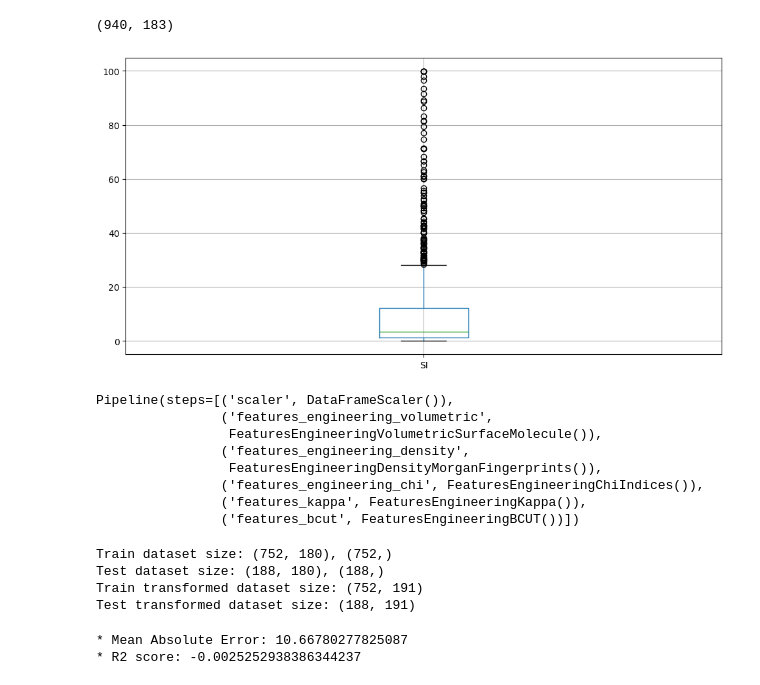
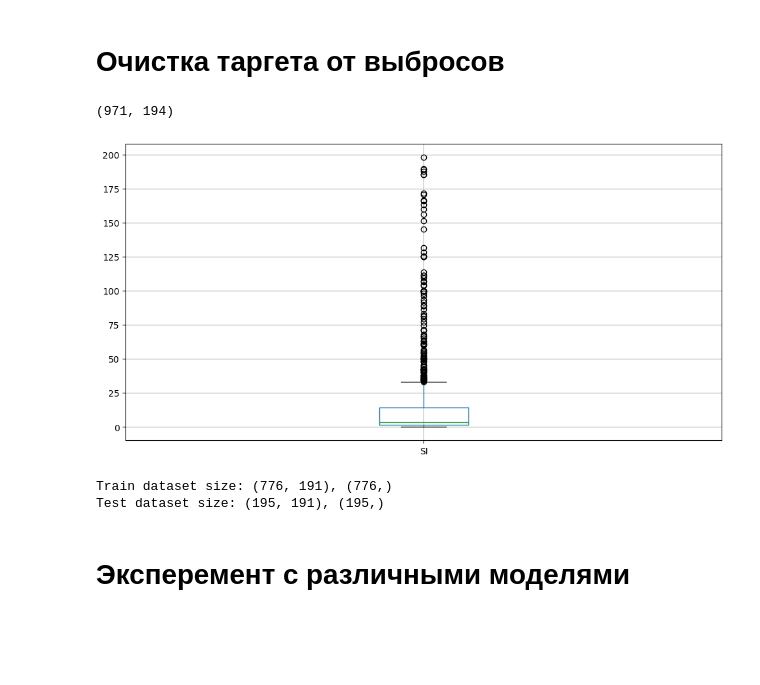
Before and after one commit to sevaTechoPark/mo-chemistry, a Jupyter notebook: regression_SI.ipynb, the cells around one changed output. Drawn from its saved outputs; the diff is of its cells as text; code cells hidden in the pictures; blank space fills up the shorter version.

```diff
--- a/regression_SI.ipynb
+++ b/regression_SI.ipynb
@@ -27,63 +31,26 @@ df.shape
+# %% [markdown]
+# Очистка таргета от выбросов
 # %%
-df = df[df['SI'] < 100]
+df = df[df['SI'] < 200]
 print(df.shape)
 df.boxplot(column=['SI'], figsize=(12, 6))
 plt.show()
 # %% [output]
-(940, 183)
+(971, 194)
-[figure, old version]
+[figure, new version]
 # %%
 X = df.drop(columns=['IC50, mM', 'CC50, mM', 'SI'])
-y1 = df['IC50, mM']
-y2 = df['CC50, mM']
-y3 = df['SI']
+y = df['SI']
 
-X_train_si, X_test_si, y_train_si, y_test_si = train_test_split(X_transformed, y3, test_size=0.2, random_state=42)
+X_train, X_test, y_train, y_test = train_test_split(X, y, test_size=0.2, random_state=42)
+
+print(f'Train dataset size: {X_train.shape}, {y_train.shape}')
+print(f'Test dataset size: {X_test.shape}, {y_test.shape}')
 # %% [output]
-Pipeline(steps=[('scaler', DataFrameScaler()),
-                ('features_engineering_volumetric',
-                 FeaturesEngineeringVolumetricSurfaceMolecule()),
-                ('features_engineering_density',
-                 FeaturesEngineeringDensityMorganFingerprints()),
-                ('features_engineering_chi', FeaturesEngineeringChiIndices()),
-                ('features_kappa', FeaturesEngineeringKappa()),
-                ('features_bcut', FeaturesEngineeringBCUT())])
+Train dataset size: (776, 191), (776,)
+Test dataset size: (195, 191), (195,)
-# %%
-X = df.drop(columns=['IC50, mM', 'CC50, mM', 'SI']).copy(deep=True)
-y = df['SI'].copy(deep=True)
-
-X_train, X_test, y_train, y_test = train_test_split(
-    X, y,
-    test_size=0.2,
-    random_state=42
-)
-
-print(f'Train dataset size: {X_train.shape}, {y_train.shape}')
-print(f'Test dataset size: {X_test.shape}, {y_test.shape}')
-
-X_train = preprocessing_pipeline.fit_transform(X_train, y_train)
-X_test = preprocessing_pipeline.transform(X_test)
-
-print(f'Train transformed dataset size: {X_train.shape}')
-print(f'Test transformed dataset size: {X_test.shape}')
-# %% [output]
-Train dataset size: (752, 180), (752,)
-Test dataset size: (188, 180), (188,)
-Train transformed dataset size: (752, 191)
-Test transformed dataset size: (188, 191)
-# %%
-from sklearn.linear_model import ElasticNet
-
-model = ElasticNet(alpha=1.0, l1_ratio=0.5, random_state=42)
-model.fit(X_train, y_train)
-
-y_pred = model.predict(X_test)
-
-print(f'* Mean Absolute Error: {mean_absolute_error(y_test, y_pred)}')
-print(f'* R2 score: {r2_score(y_test, y_pred)}')
-# %% [output]
-* Mean Absolute Error: 10.66780277825087
-* R2 score: -0.0025252938386344237
+# %% [markdown]
+# Эксперемент с различными моделями
 # %%
 lig_reg = LinearRegression()
 tree = DecisionTreeRegressor()
```
Also changed, not shown: parts of 22 cells of this notebook, 3 other files.
